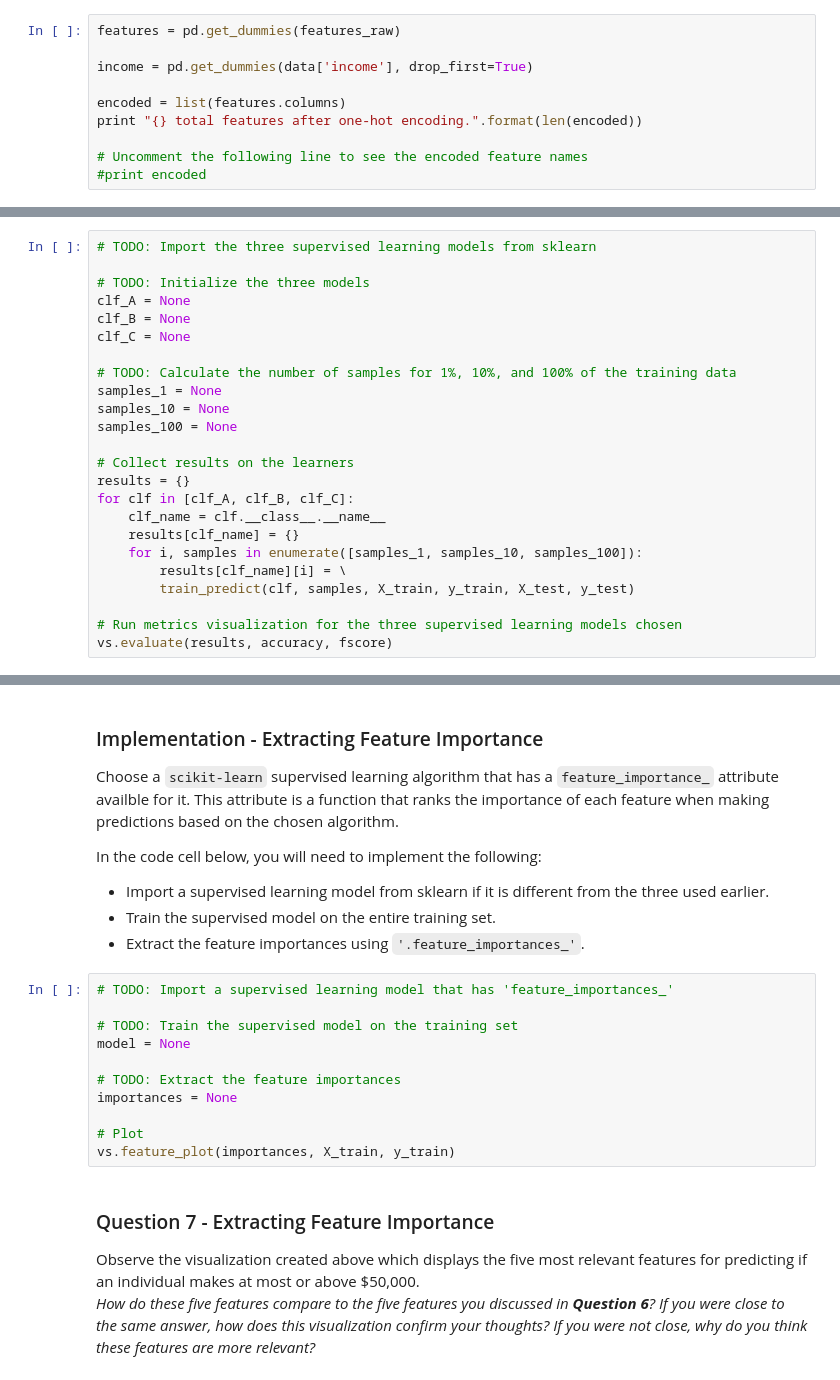
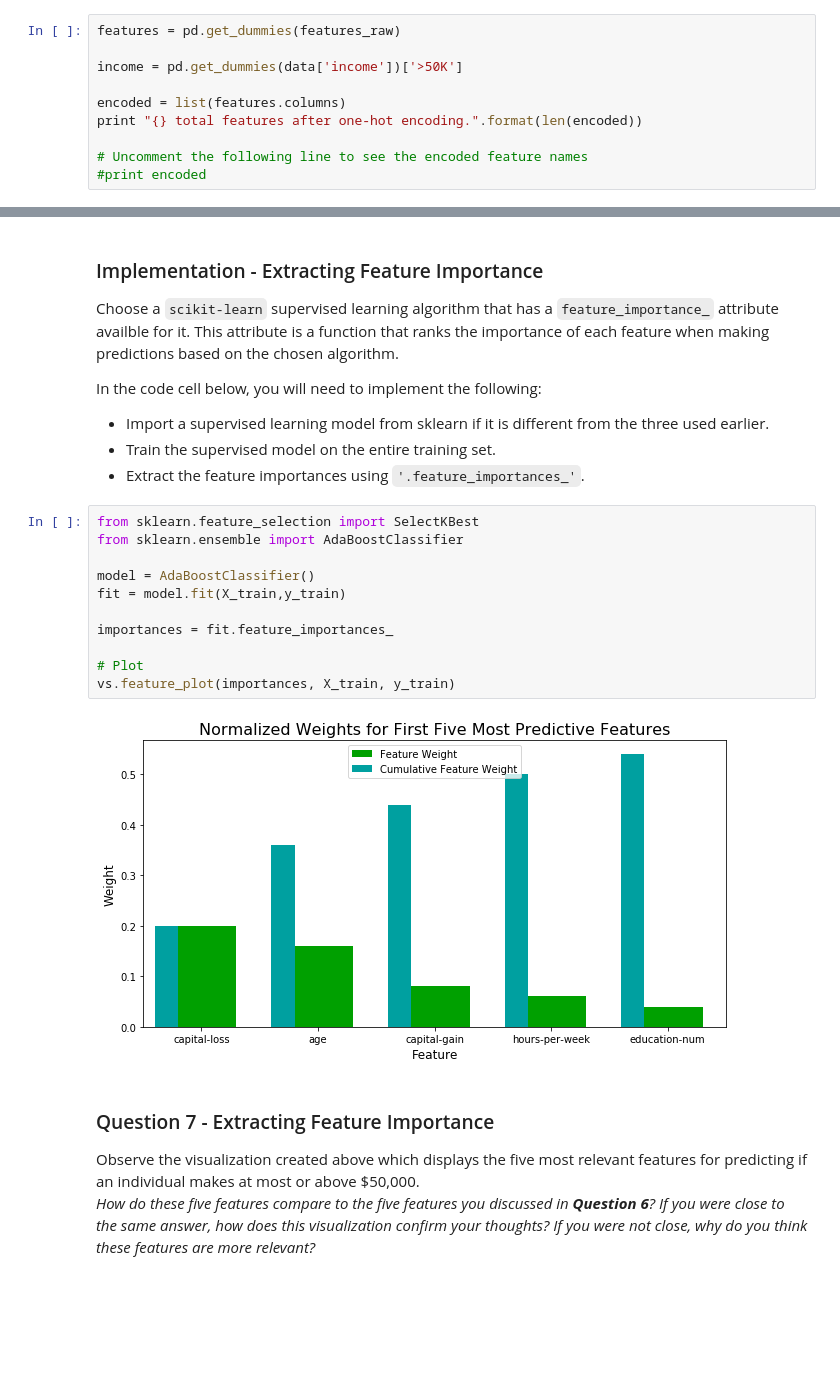
Before and after one commit to csawtelle/udacity-machine-learning-nanodegree, a Jupyter notebook: finding_donors/finding_donors.ipynb, the cells around one changed output, grey strips where cells are left out. Drawn from its saved outputs; the diff is of its cells as text; blank space fills up the shorter version.

Commit message:
First attempt at finding_donors project

```diff
--- a/finding_donors/finding_donors.ipynb
+++ b/finding_donors/finding_donors.ipynb
@@ -146,7 +142,7 @@ Additionally, as with the non-numeric features, we need to convert the non-numer
 # %%
 features = pd.get_dummies(features_raw)
 
-income = pd.get_dummies(data['income'], drop_first=True)
+income = pd.get_dummies(data['income'])['>50K']
 
 encoded = list(features.columns)
 print "{} total features after one-hot encoding.".format(len(encoded))
@@ -299,27 +298,3 @@ In the code cell, you will need to implement the following:
   - Store those values in `'samples_1'`, `'samples_10'`, and `'samples_100'` respectively.
 
 **Note:** Depending on which algorithms you chose, the following implementation may take some time to run!
-# %%
-# TODO: Import the three supervised learning models from sklearn
-
-# TODO: Initialize the three models
-clf_A = None
-clf_B = None
-clf_C = None
-
-# TODO: Calculate the number of samples for 1%, 10%, and 100% of the training data
-samples_1 = None
-samples_10 = None
-samples_100 = None
-
-# Collect results on the learners
-results = {}
-for clf in [clf_A, clf_B, clf_C]:
-    clf_name = clf.__class__.__name__
-    results[clf_name] = {}
-    for i, samples in enumerate([samples_1, samples_10, samples_100]):
-        results[clf_name][i] = \
-        train_predict(clf, samples, X_train, y_train, X_test, y_test)
-
-# Run metrics visualization for the three supervised learning models chosen
-vs.evaluate(results, accuracy, fscore)
@@ -430,17 +542,19 @@ In the code cell below, you will need to implement the following:
  - Import a supervised learning model from sklearn if it is different from the three used earlier.
  - Train the supervised model on the entire training set.
  - Extract the feature importances using `'.feature_importances_'`.
-# %%
-# TODO: Import a supervised learning model that has 'feature_importances_'
-
-# TODO: Train the supervised model on the training set
-model = None
-
-# TODO: Extract the feature importances
-importances = None
-
-# Plot
-vs.feature_plot(importances, X_train, y_train)
+# %%
+from sklearn.feature_selection import SelectKBest
+from sklearn.ensemble import AdaBoostClassifier
+
+model = AdaBoostClassifier()
+fit = model.fit(X_train,y_train)
+
+importances = fit.feature_importances_
+
+# Plot
+vs.feature_plot(importances, X_train, y_train)
+# %% [output]
+[figure, added]
 # %% [markdown]
 ### Question 7 - Extracting Feature Importance
 
```
Also changed, not shown: parts of 23 cells of this notebook, 1 other file.
